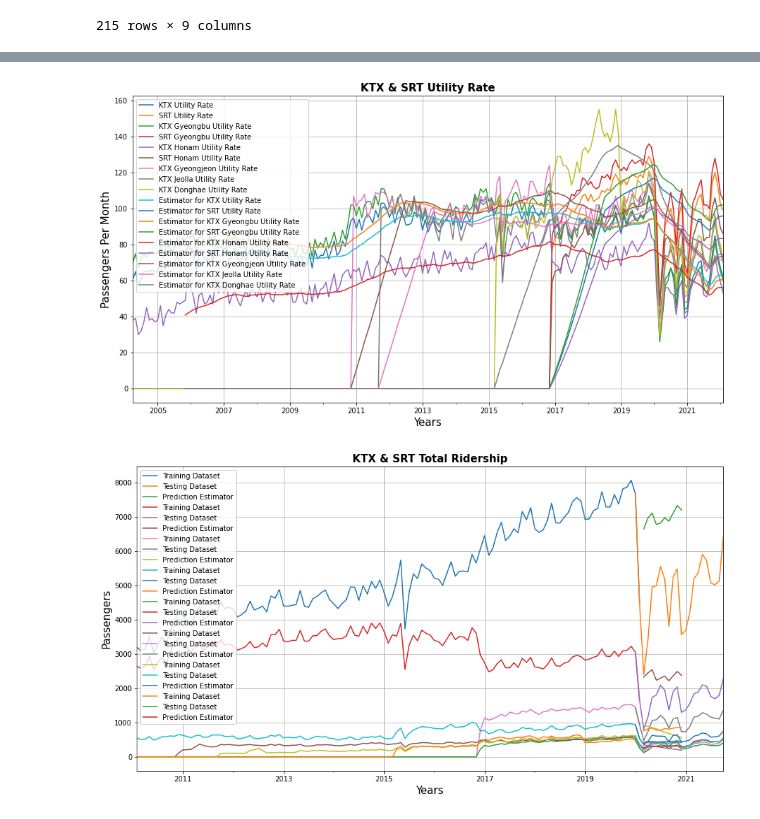
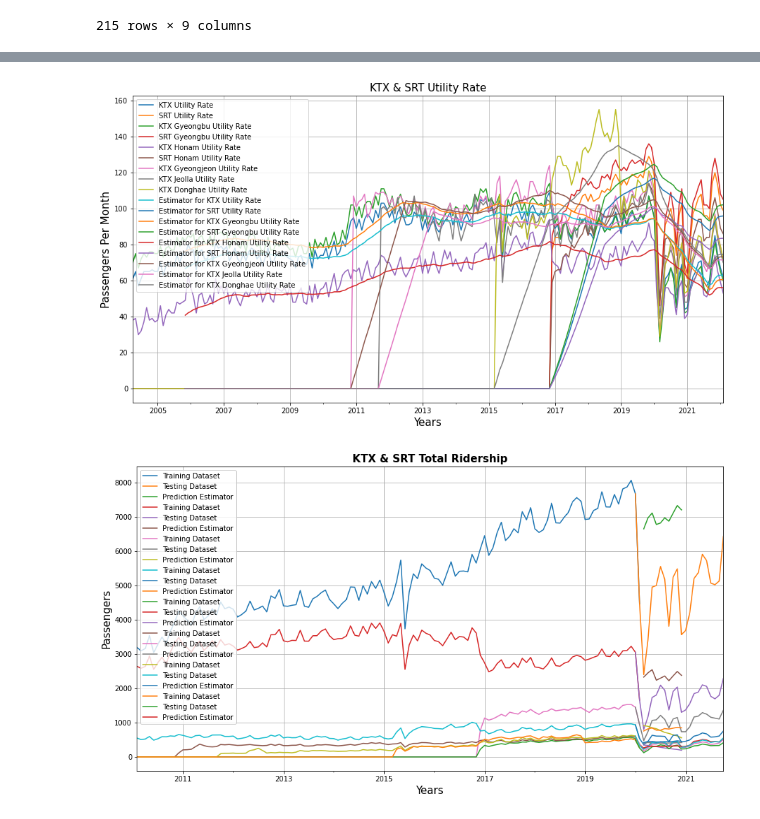
Before and after one commit to lotlouischoitslab/KTX_Image_Classification, a Jupyter notebook: ktx_data_analysis.ipynb, the cells around one changed output, grey strips where cells are left out. Cells and saved outputs as stored; diff of their text form; code cells hidden in the pictures.

```diff
--- a/ktx_data_analysis.ipynb
+++ b/ktx_data_analysis.ipynb
@@ -287,15 +289,15 @@ plt.savefig('data_explore/passen_est.png')
 # %%
 time_series2[utility_list].plot(figsize=(15,8))
 for u in utility_list:
     time_series2.rolling(window=20).mean()[u].plot(label='Estimator for '+u)
 plt.grid()
 plt.xlabel('Years',fontsize=15)
 plt.ylabel('Passengers Per Month',fontsize=15)
-plt.title('KTX & SRT Utility Rate',fontsize=15,fontweight='bold')
+plt.title('KTX & SRT Utility Rate',fontsize=15)
 plt.legend()
 plt.savefig('data_explore/utility_est.png')
 # %% [output]
-[figure, old version]
+[figure, new version]
 # %%
 training_df1 = time_series1.iloc[:int(0.89*len(time_series1))]
 test_df1 = time_series1.iloc[int(0.88*len(time_series1)):]
```
Also changed, not shown: parts of 3 cells of this notebook, 4 other files.
